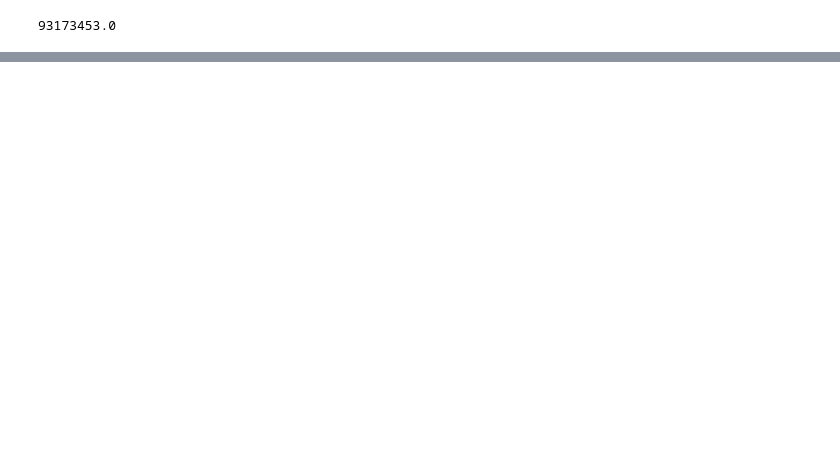
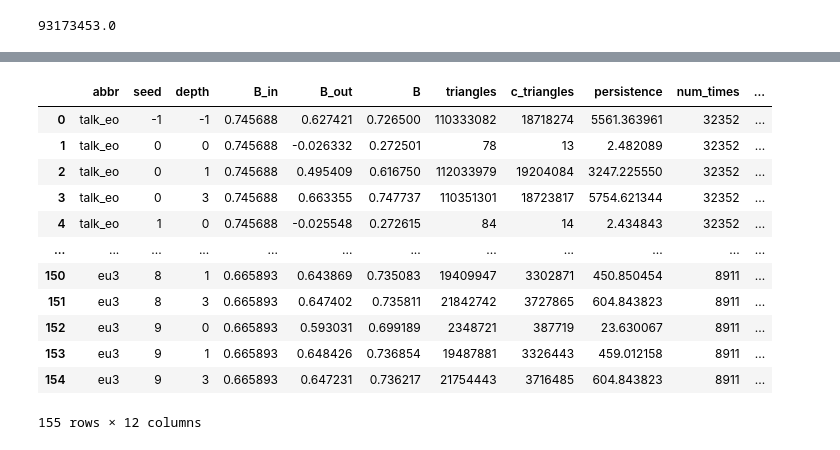
Before and after one commit to Feelx234/temp-nestmodel, a Jupyter notebook: notebooks/Temporal Properties-Triangles.ipynb, the cells around one changed output, grey strips where cells are left out. Drawn from its saved outputs; the diff is of its cells as text; code cells hidden in the pictures; blank space fills up the shorter version.

```diff
--- a/notebooks/Temporal Properties-Triangles.ipynb
+++ b/notebooks/Temporal Properties-Triangles.ipynb
@@ -400,0 +263,8 @@ df
+# %%
+burstinesses = []
+for dataset, G in zip(datasets, Gs):
+    if dataset.name=="hospital_ward":
+        G_out = G
+    B = burstiness(G)
+    burstinesses.append(B)
+    print(dataset, B)
@@ -400,0 +302,10 @@ df
+# %%
+def get_properties(G):
+    B_in, B_out, B = burstiness(G)
+    triangles = numba_get_all_triangles(G)
+    c_triangles = causal_triangles(G)
+    persistence = get_edge_persistence(G)
+    num_times = len(G.times)
+    num_edges = get_total_number_of_edges(G)
+    num_nodes = G.num_nodes
+    return B_in, B_out, B, triangles, c_triangles, persistence, num_times, num_edges, num_nodes
@@ -400,0 +402,22 @@ df
+# %%
+%%time
+#%%snakeviz -t
+num_seeds = 10
+records_2 = []
+for dataset, G in zip(datasets, Gs):
+    if not G.is_directed:
+        continue
+    params = get_properties(G)
+    records_2.append((dataset.abbr, -1, -1, *params))
+    for seed in range(num_seeds):
+        for depth in [0,1,len(G.s.colors_per_round)-1]:
+
+            print(dataset, seed, depth)
+            h = -1
+            if not G.s is None:
+                h = G.s.h
+            G_rew = rewire_temporal_graph_dir(G, d=depth, seed=seed, h=h)
+
+            params = get_properties(G_rew)
+
+            records_2.append((dataset.abbr, seed, depth, *params))
@@ -400,0 +442,18 @@ df
+# %%
+df = pd.DataFrame.from_records(records_2, columns = ["abbr", "seed", "depth", "B_in", "B_out", "B", "triangles", "c_triangles", "persistence",  "num_times", "num_edges", "num_nodes"] )
+# %%
+df
+# %% [output]
+|  | abbr | seed | depth | B_in | B_out | B | triangles | c_triangles | persistence | num_times | ... |
+| 0 | talk_eo | -1 | -1 | 0.745688 | 0.627421 | 0.726500 | 110333082 | 18718274 | 5561.363961 | 32352 | ... |
+| 1 | talk_eo | 0 | 0 | 0.745688 | -0.026332 | 0.272501 | 78 | 13 | 2.482089 | 32352 | ... |
+| 2 | talk_eo | 0 | 1 | 0.745688 | 0.495409 | 0.616750 | 112033979 | 19204084 | 3247.225550 | 32352 | ... |
+| 3 | talk_eo | 0 | 3 | 0.745688 | 0.663355 | 0.747737 | 110351301 | 18723817 | 5754.621344 | 32352 | ... |
+| 4 | talk_eo | 1 | 0 | 0.745688 | -0.025548 | 0.272615 | 84 | 14 | 2.434843 | 32352 | ... |
+| ... | ... | ... | ... | ... | ... | ... | ... | ... | ... | ... | ... |
+| 150 | eu3 | 8 | 1 | 0.665893 | 0.643869 | 0.735083 | 19409947 | 3302871 | 450.850454 | 8911 | ... |
+| 151 | eu3 | 8 | 3 | 0.665893 | 0.647402 | 0.735811 | 21842742 | 3727865 | 604.843823 | 8911 | ... |
+| 152 | eu3 | 9 | 0 | 0.665893 | 0.593031 | 0.699189 | 2348721 | 387719 | 23.630067 | 8911 | ... |
+| 153 | eu3 | 9 | 1 | 0.665893 | 0.648426 | 0.736854 | 19487881 | 3326443 | 459.012158 | 8911 | ... |
+| 154 | eu3 | 9 | 3 | 0.665893 | 0.647231 | 0.736217 | 21754443 | 3716485 | 604.843823 | 8911 | ... |
+155 rows × 12 columns
```
Also changed, not shown: parts of 51 cells of this notebook, 7 other files.
